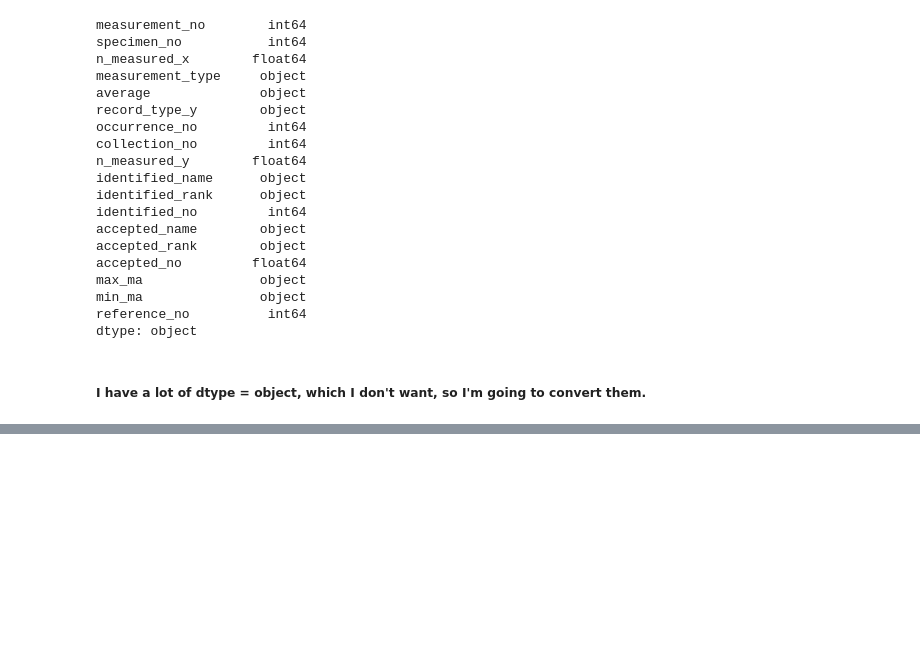
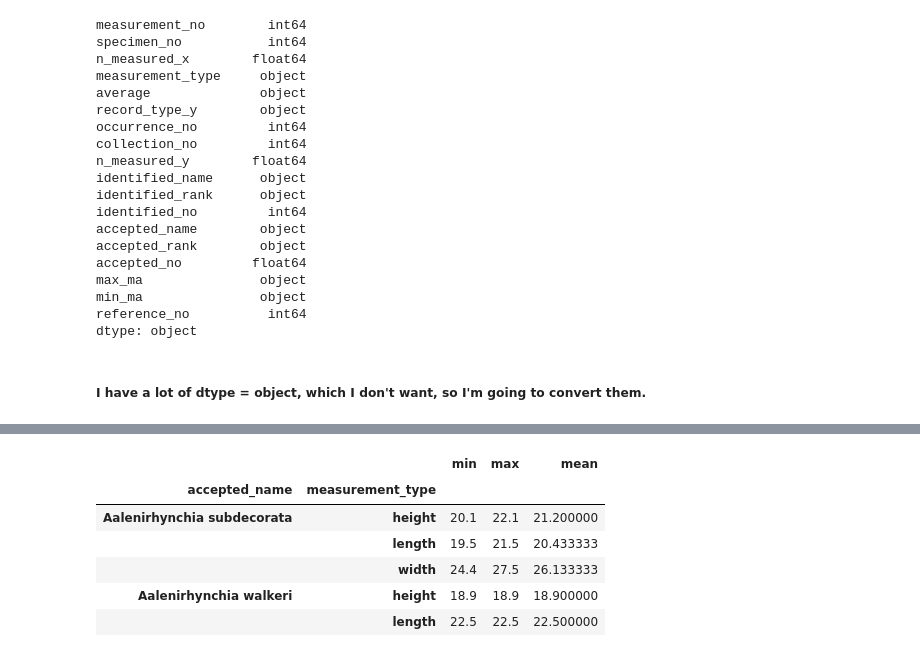
Before and after one commit to loustephjones/Solo-dino-project-DSPT7, a Jupyter notebook: new_start.ipynb, the cells around one changed output, grey strips where cells are left out. Saved outputs shown, nothing was run; the diff lists cells and outputs as text; code cells hidden in the pictures; blank space fills up the shorter version.

```diff
--- a/new_start.ipynb
+++ b/new_start.ipynb
@@ -165,0 +166,11 @@ data.shape
+# %%
+avg_measurement_by_spec = data.groupby(["accepted_name", "measurement_type"])["average"].agg([min, max, np.mean])
+avg_measurement_by_spec.head()
+# %% [output]
+|  |  | min | max | mean |
+| accepted_name | measurement_type |  |  |  |
+| Aalenirhynchia subdecorata | height | 20.1 | 22.1 | 21.200000 |
+|  | length | 19.5 | 21.5 | 20.433333 |
+|  | width | 24.4 | 27.5 | 26.133333 |
+| Aalenirhynchia walkeri | height | 18.9 | 18.9 | 18.900000 |
+|  | length | 22.5 | 22.5 | 22.500000 |
```
Also changed, not shown: parts of 6 cells of this notebook.
